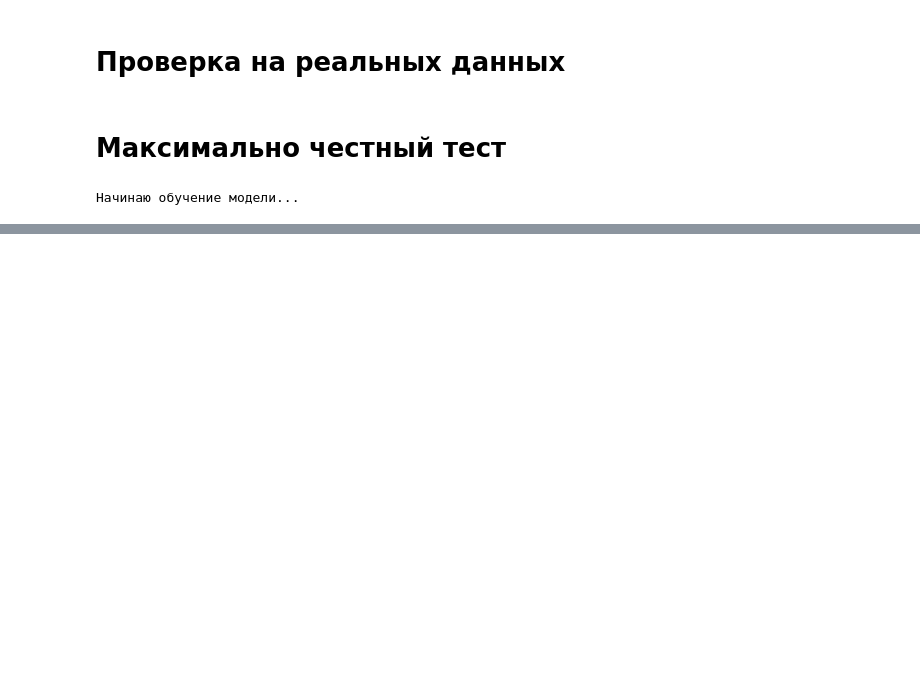
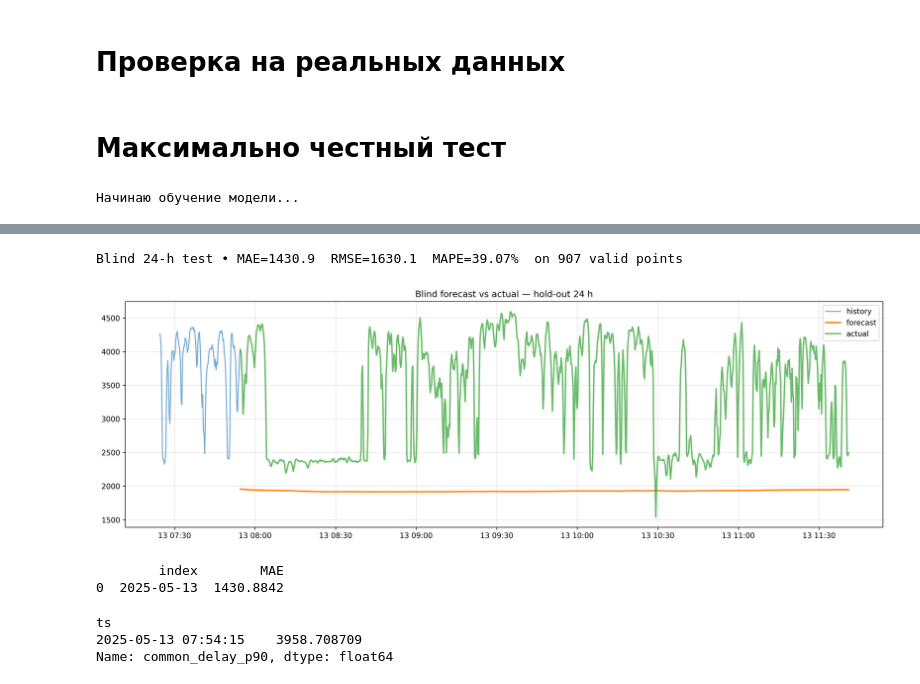
Before and after one commit to nikborovets/realtime_anomaly_analytics, a Jupyter notebook: catboost_baseline.ipynb, the cells around one changed output, grey strips where cells are left out. Drawn from its saved outputs; the diff is of its cells as text; code cells hidden in the pictures; blank space fills up the shorter version.

```diff
--- a/catboost_baseline.ipynb
+++ b/catboost_baseline.ipynb
@@ -285,11 +295,19 @@ model.save("my_delay_model_v1")
 # %% [output]
 Начинаю обучение модели...
 # %%
-# from src.models.catboost_delay_model import DelayForecastModel
+from src.models.catboost_delay_model import DelayForecastModel
 
-# # Загружаем модель из папки
-# loaded_model = DelayForecastModel.load("my_delay_model_v1")
+df_train, df_val, df_hold = three_way_split(df, train_ratio=0.8, val_ratio=0.19)
+df_context = pd.concat([df_train, df_val])
+# Загружаем модель из папки
+loaded_model = DelayForecastModel.load("my_delay_model_v2")
 
-# # И сразу используем для прогноза
-# forecast = loaded_model.predict(df_context)
-# print(forecast.head())
+# И сразу используем для прогноза
+forecast = loaded_model.predict(df_context)
+print(forecast.head())
+
+# Подготавливаем данные для сравнения
+y_true = df_hold['common_delay_p90'].reindex(forecast.index).dropna()
+y_pred = forecast.reindex(y_true.index).dropna() # Убедимся, что все выровнено
+
+print(f"Длина прогноза: {len(y_pred)}, Длина реальных данных: {len(y_true)}")
@@ -319,27 +351,38 @@ pd.Series(y_true, index=pred_idx).plot()
 # %%
 # y_true и y_pred уже созданы в предыдущей ячейке
 
+pred_idx = forecast.index
 metrics = global_metrics(y_true, y_pred)
 print(f"Blind 24-h test • MAE={metrics['MAE']:.1f}  RMSE={metrics['RMSE']:.1f}  MAPE={metrics['MAPE']:.2f}%  "
       f"on {len(y_true)} valid points")
 
 # ── график: история 3 сут + прогноз vs факт ──
 # hist_start = pred_idx[0] - pd.Timedelta(hours=1)
 hist_start = pred_idx[0] - pd.Timedelta(minutes=30)
 plot_history_forecast(
     history  = df.loc[hist_start:pred_idx[0], 'common_delay_p90'],
     forecast = pd.Series(y_pred, index=pred_idx),
     actual   = y_true,
     title    = 'Blind forecast vs actual — hold-out 24 h'
 )
+# %% [output]
+Blind 24-h test • MAE=1430.9  RMSE=1630.1  MAPE=39.07%  on 907 valid points
+[figure, added]
 # %%
 from ts_toolkit.metrics import daily_mae
 
 daily_mae_df = daily_mae(pd.Series(y_true, index=pred_idx), pd.Series(y_pred, index=pred_idx))
 print(daily_mae_df)
+# %% [output]
+        index        MAE
+0  2025-05-13  1430.8842
 # %%
 # last element of df_train
 df_val['common_delay_p90'].tail(1)
+# %% [output]
+ts
+2025-05-13 07:54:15    3958.708709
+Name: common_delay_p90, dtype: float64
 # %%
 # i want to make list of last element of df_val by len of df_hold
 
```
Also changed, not shown: parts of 10 cells of this notebook, 17 other files.
